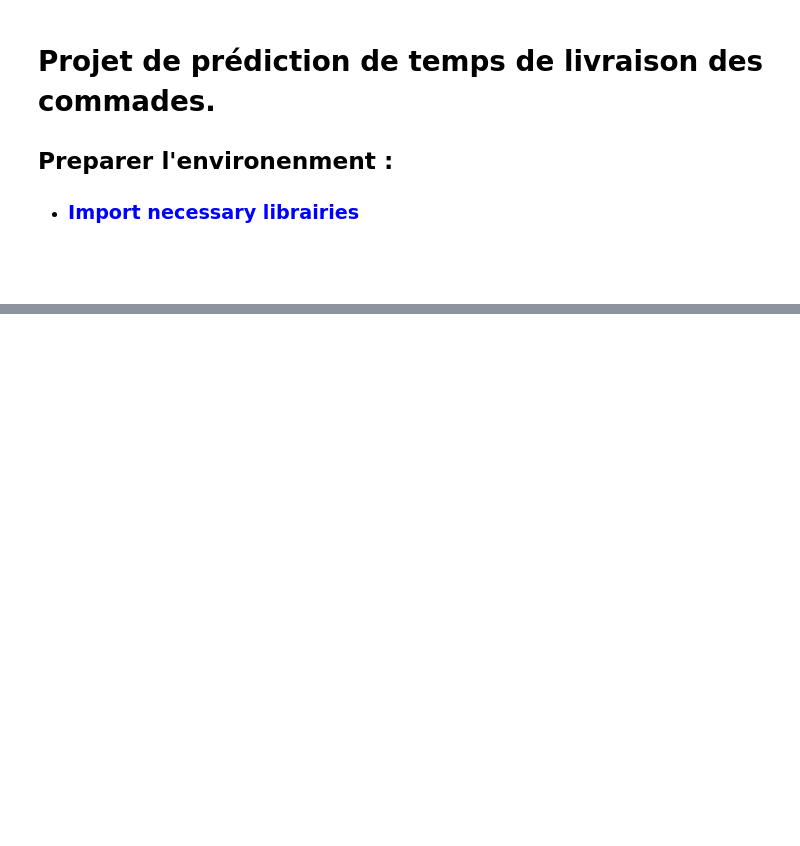
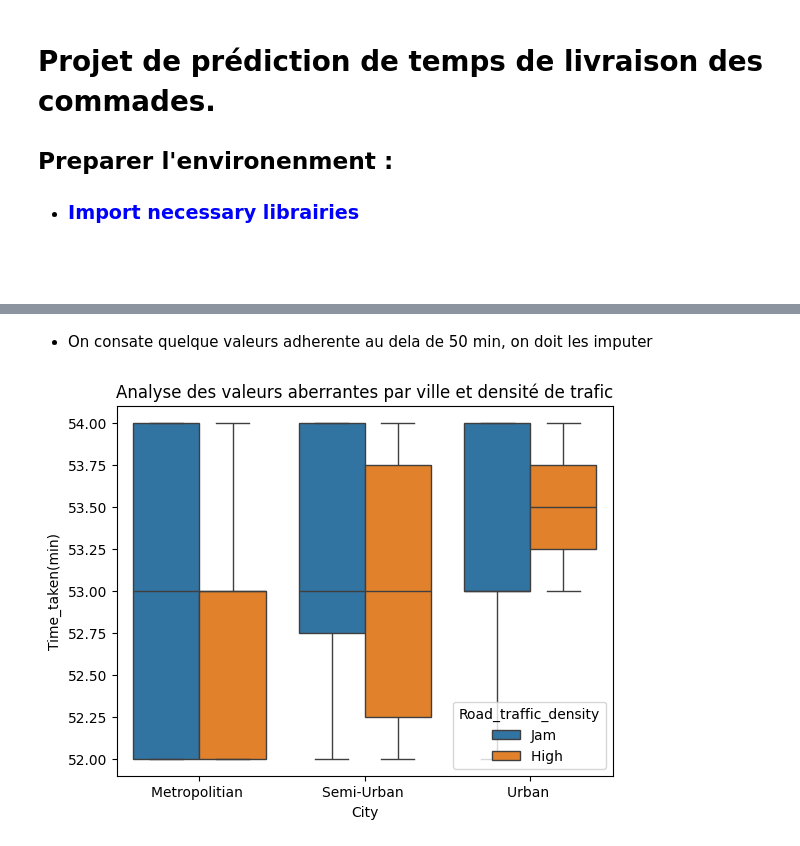
Before and after one commit to issamKHZ/DeliveryApp, a Jupyter notebook: projet_predire_temps_livraison.ipynb, the cells around one changed output, grey strips where cells are left out. Cells and saved outputs as stored; diff of their text form; code cells hidden in the pictures; blank space fills up the shorter version.

```diff
--- a/projet_predire_temps_livraison.ipynb
+++ b/projet_predire_temps_livraison.ipynb
@@ -303,0 +191,20 @@ Temps de livraison estimé : 3.69 heures
+# %% [markdown]
+- On consate quelque valeurs adherente au dela de 50 min, on doit les imputer
+# %%
+Q1 = df_set['Time_taken(min)'].quantile(0.25)
+Q3 = df_set['Time_taken(min)'].quantile(0.75)
+IQR = Q3 - Q1
+lower_bound = Q1 - 1.5 * IQR
+upper_bound = Q3 + 1.5 * IQR
+
+# Valeurs aberrantes
+outliers = df_set[(df_set['Time_taken(min)'] < lower_bound) | (df_set['Time_taken(min)'] > upper_bound)]
+
+df_set = df_set[(df_set['Time_taken(min)'] >= lower_bound) & (df_set['Time_taken(min)'] <= upper_bound)]
+
+
+sns.boxplot(x='City', y='Time_taken(min)', data=outliers, hue='Road_traffic_density')
+plt.title("Analyse des valeurs aberrantes par ville et densité de trafic")
+plt.show()
+# %% [output]
+[figure, added]
```
Also changed, not shown: parts of 107 cells of this notebook, 1 other file.
